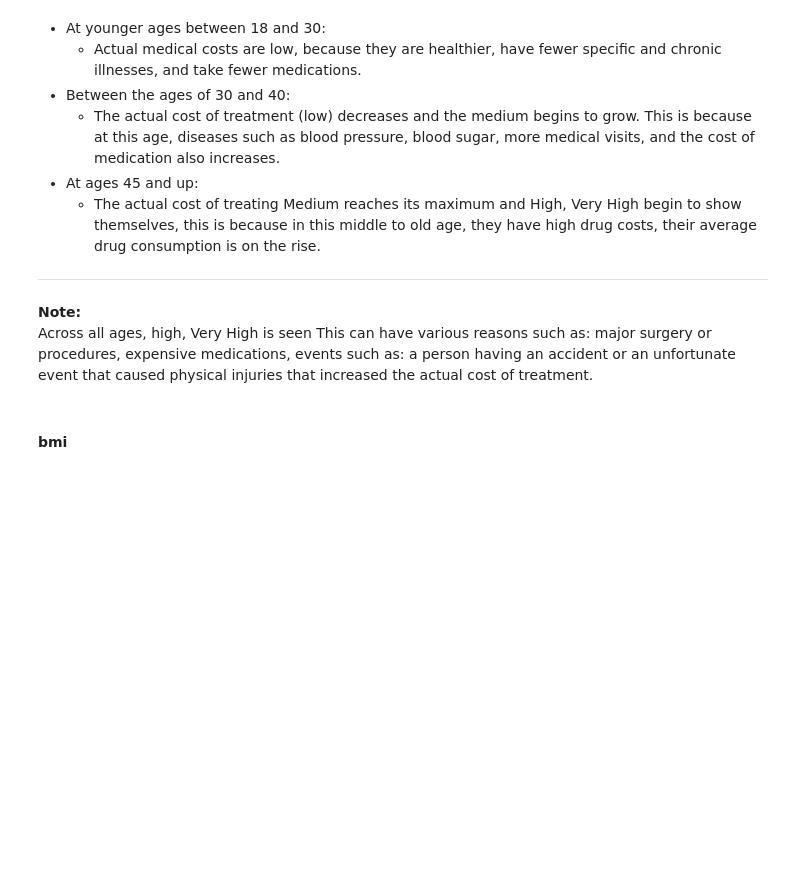
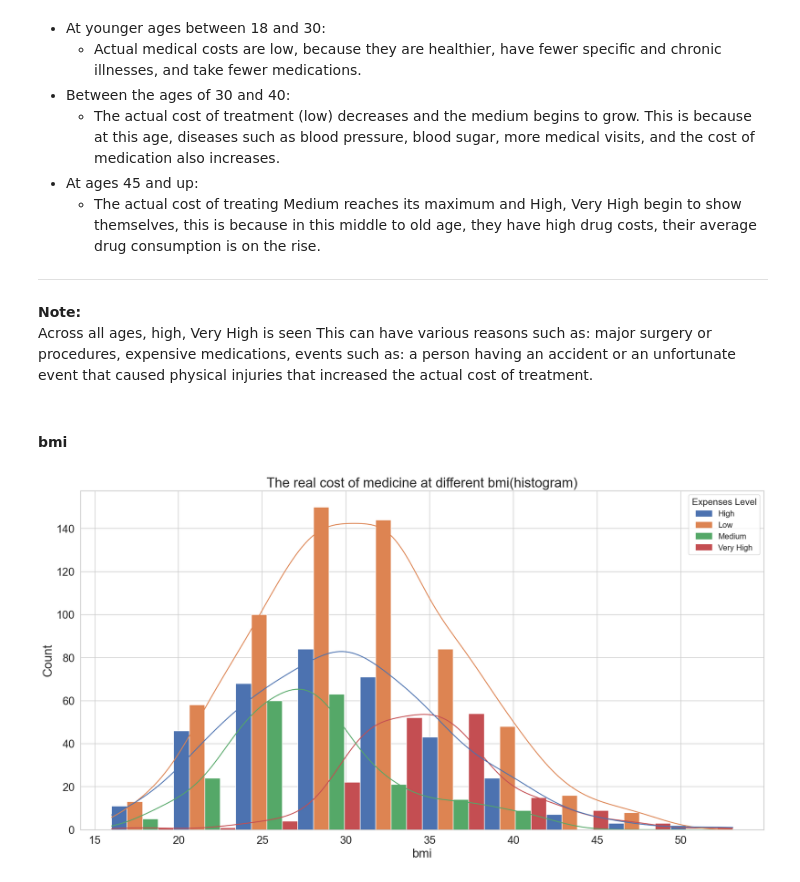
Before and after one commit to HosseinHeydari2004/medical-Insurance-EDA-and-Prediction, a Jupyter notebook: Notebook/Medical_Insurance_notebook.ipynb, the cells around one changed output. Saved outputs shown, nothing was run; the diff lists cells and outputs as text; code cells hidden in the pictures; blank space fills up the shorter version.

```diff
--- a/Notebook/Medical_Insurance_notebook.ipynb
+++ b/Notebook/Medical_Insurance_notebook.ipynb
@@ -379,3 +379,30 @@ Across all ages, high, Very High is seen
 This can have various reasons such as: major surgery or procedures, expensive medications, events such as: a person having an accident or an unfortunate event that caused physical injuries that increased the actual cost of treatment.
 # %% [markdown]
 #### bmi
+# %%
+plt.figure(figsize=(20, 10), dpi=120)
+ax = sns.histplot(
+    data=df,
+    x="bmi",
+    hue="expenses_Level",
+    fill=True,
+    multiple="dodge",
+    bins=10,
+    legend=True,
+    alpha=1,
+    kde=True
+)
+plt.title(label="The real cost of medicine at different bmi(histogram)", fontsize=22)
+plt.xlabel(xlabel="bmi", fontsize=20)
+plt.ylabel(ylabel="Count", fontsize=20)
+plt.tick_params(axis="both", labelsize=18)
+levels = df["expenses_Level"].unique()
+handles = [
+    plt.Rectangle((0, 0), 1, 1, color=c)
+    for c in sns.color_palette(n_colors=len(levels))
+]
+
+ax.legend(handles, levels, title="Expenses Level", fontsize=13, title_fontsize=15)
+plt.show()
+# %% [output]
+[figure, added]
```
Also changed, not shown: parts of 5 cells of this notebook.
